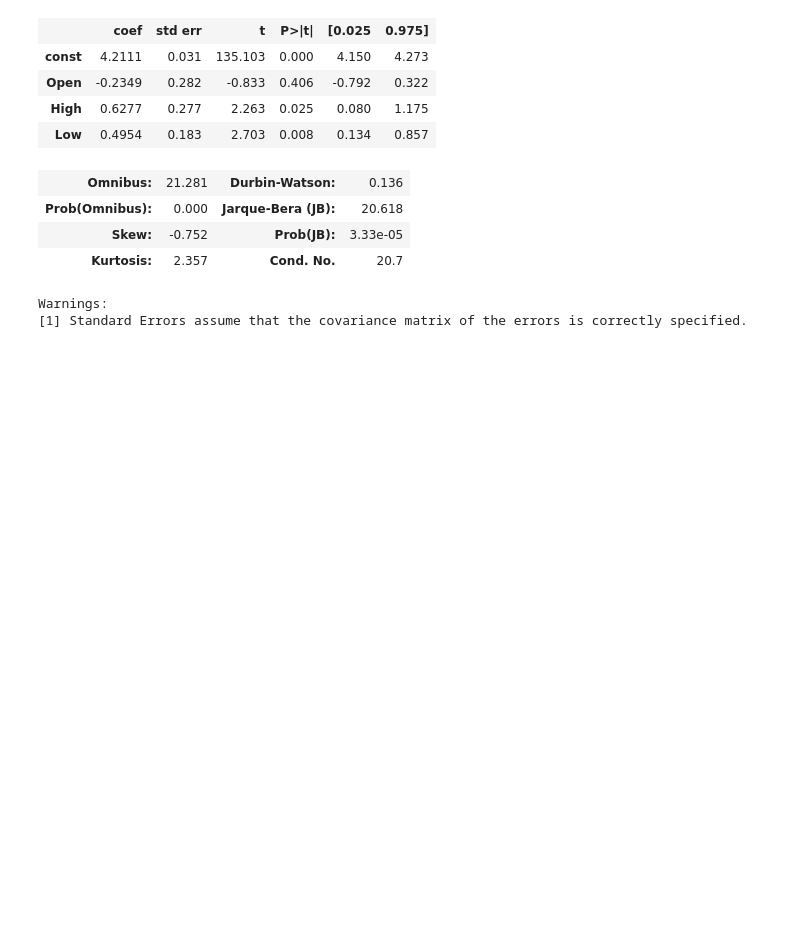
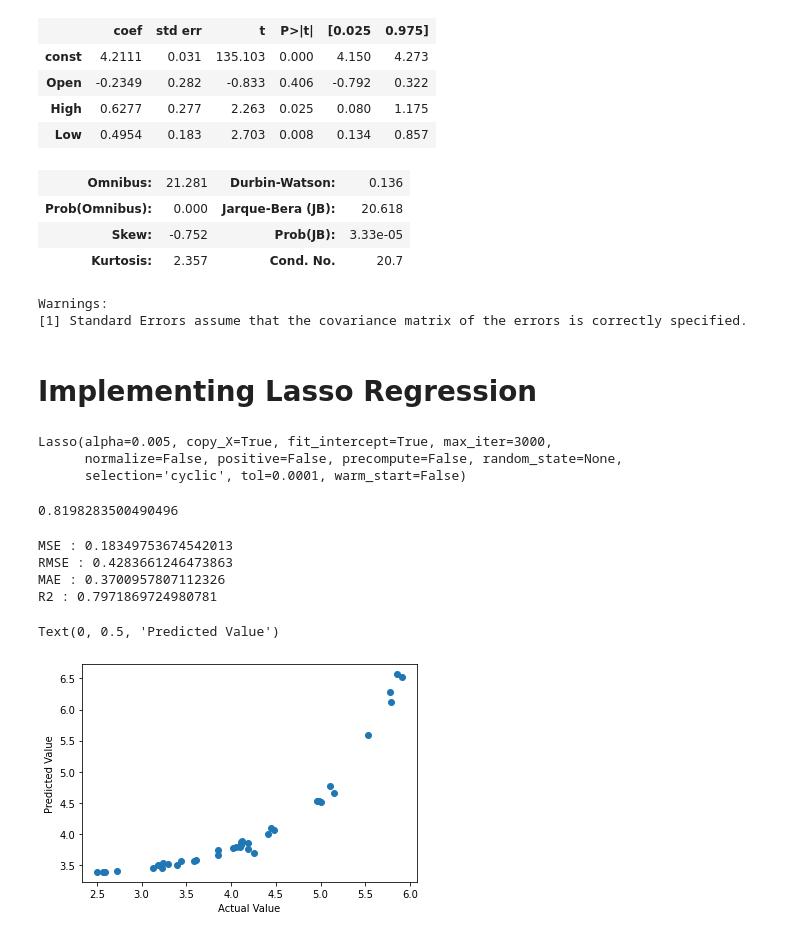
Before and after one commit to Shubhangidharmik/Yes-Bank-Stock-Closing-Prices, a Jupyter notebook: yes_bank_stock_closing_prices_prediction.ipynb, the cells around one changed output. Cells and saved outputs as stored; diff of their text form; code cells hidden in the pictures; blank space fills up the shorter version.

Commit message:
Lasso Regression

```diff
--- a/yes_bank_stock_closing_prices_prediction.ipynb
+++ b/yes_bank_stock_closing_prices_prediction.ipynb
@@ -380,3 +380,43 @@ OLS Regression Results
 | Kurtosis: | 2.357 | Cond. No. | 20.7 |
 Warnings:
 [1] Standard Errors assume that the covariance matrix of the errors is correctly specified.
+# %% [markdown]
+# **Implementing Lasso Regression**
+# %%
+from sklearn.linear_model import Lasso
+lasso  = Lasso(alpha=0.005 , max_iter= 3000)
+
+lasso.fit(X_train, y_train)
+# %% [output]
+Lasso(alpha=0.005, copy_X=True, fit_intercept=True, max_iter=3000,
+      normalize=False, positive=False, precompute=False, random_state=None,
+      selection='cyclic', tol=0.0001, warm_start=False)
+# %%
+lasso.score(X_train, y_train)
+# %% [output]
+0.8198283500490496
+# %%
+y_pred_l = lasso.predict(X_test)
+# %%
+# Test performance
+
+from sklearn.metrics import mean_squared_error
+from sklearn.metrics import mean_absolute_error
+import math
+
+print("MSE :",mean_squared_error(y_test, y_pred_l))
+print("RMSE :",math.sqrt(mean_squared_error(y_test, y_pred_l)))
+print("MAE :",mean_absolute_error(y_test, y_pred_l))
+print("R2 :",r2_score(y_test, y_pred_l))
+# %% [output]
+MSE : 0.18349753674542013
+RMSE : 0.4283661246473863
+MAE : 0.3700957807112326
+R2 : 0.7971869724980781
+# %%
+plt.scatter((y_test), (y_pred_l))
+plt.xlabel('Actual Value')
+plt.ylabel('Predicted Value')
+# %% [output]
+Text(0, 0.5, 'Predicted Value')
+[figure, added]
```
Also changed, not shown: parts of 9 cells of this notebook.
